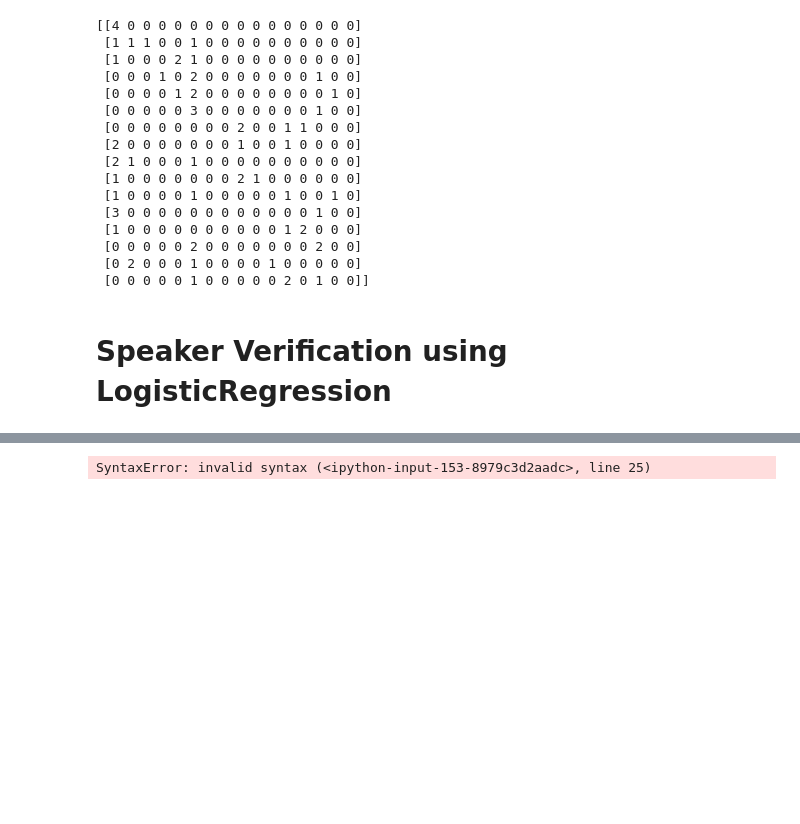
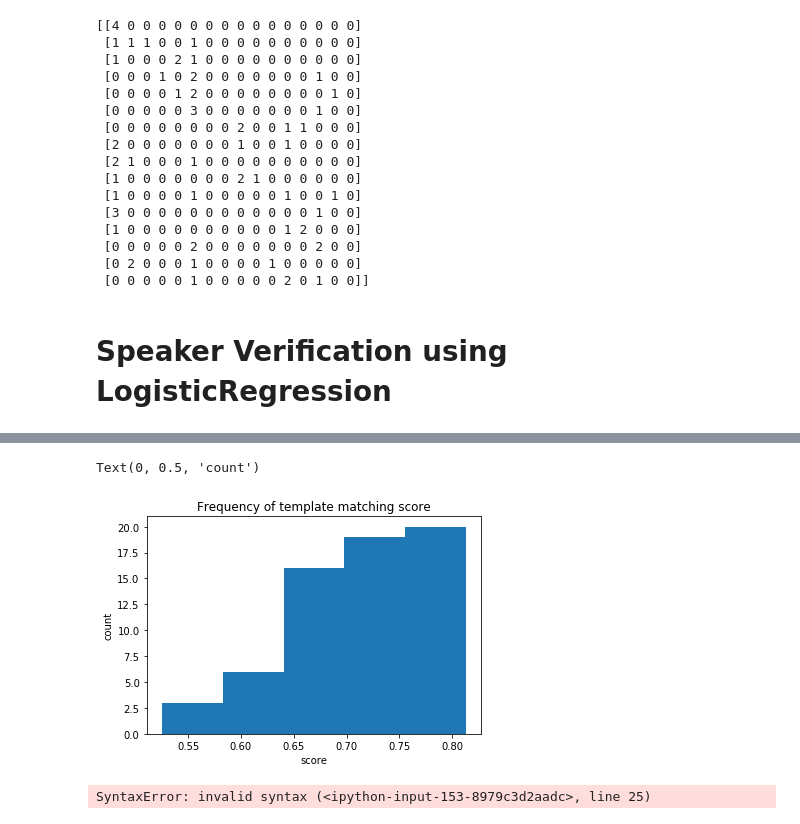
Before and after one commit to ratthapon/speaker-verification, a Jupyter notebook: Speaker Verification using VGGVox model.ipynb, the cells around one changed output, grey strips where cells are left out. Cells and saved outputs as stored; diff of their text form; code cells hidden in the pictures; blank space fills up the shorter version.

```diff
--- a/Speaker Verification using VGGVox model.ipynb
+++ b/Speaker Verification using VGGVox model.ipynb
@@ -534,3 +663,17 @@ plt.plot(test_result[["score","threshold"]])
+# %%
+test_result["passed"] = test_result["score"] > test_result["threshold"]
+print("threshold", test_result["threshold"].mean())
+test_result["score"].describe()
+# %%
+import matplotlib.pyplot as plt
+
+plt.hist(test_result["score"], 5)
+plt.title("Frequency of template matching score")
+plt.xlabel("score")
+plt.ylabel("count")
+# %% [output]
+Text(0, 0.5, 'count')
+[figure, added]
 # %%
 import numpy as np
 import matplotlib.pyplot as plt
```
Also changed, not shown: parts of 6 cells of this notebook.
